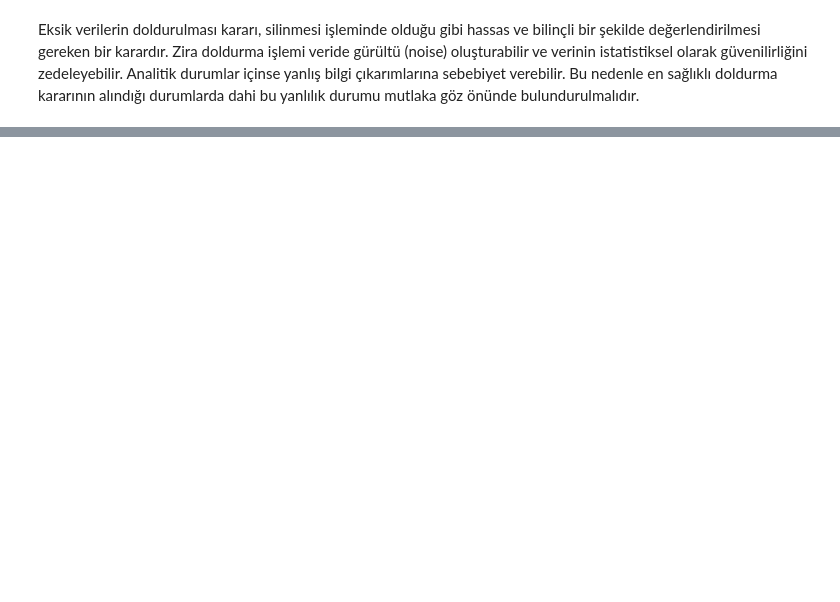
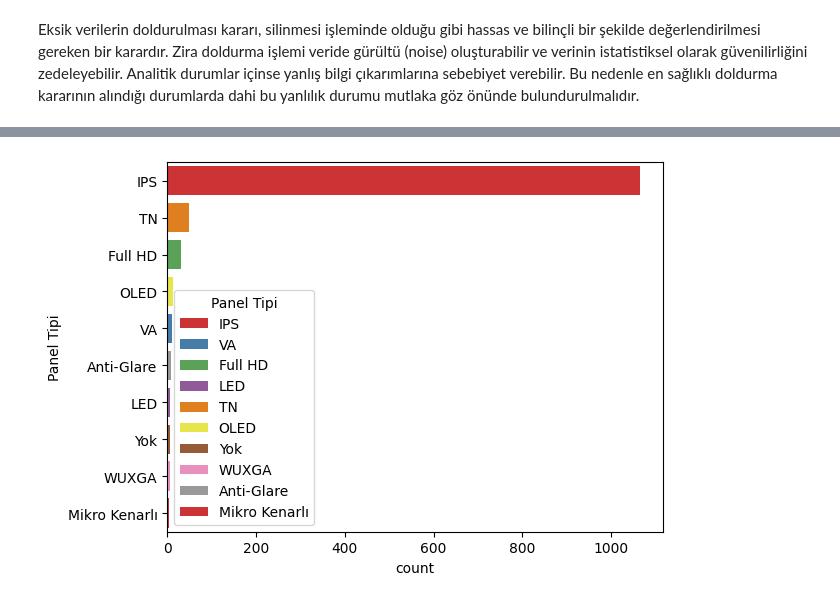
Before and after one commit to ikriyusuf/Laptop-Price-Prediction, a Jupyter notebook: data_manipulation.ipynb, the cells around one changed output, grey strips where cells are left out. Cells and saved outputs as stored; diff of their text form; code cells hidden in the pictures; blank space fills up the shorter version.

```diff
--- a/data_manipulation.ipynb
+++ b/data_manipulation.ipynb
@@ -331,0 +1008,8 @@ list(df_fillna.columns)
+# %%
+sns.countplot(data = df,
+              y = "Panel Tipi",
+              hue = "Panel Tipi",
+              order = df["Panel Tipi"].value_counts().index,
+              palette = "Set1");
+# %% [output]
+[figure, added]
```
Also changed, not shown: parts of 82 cells of this notebook, 6 other files.
